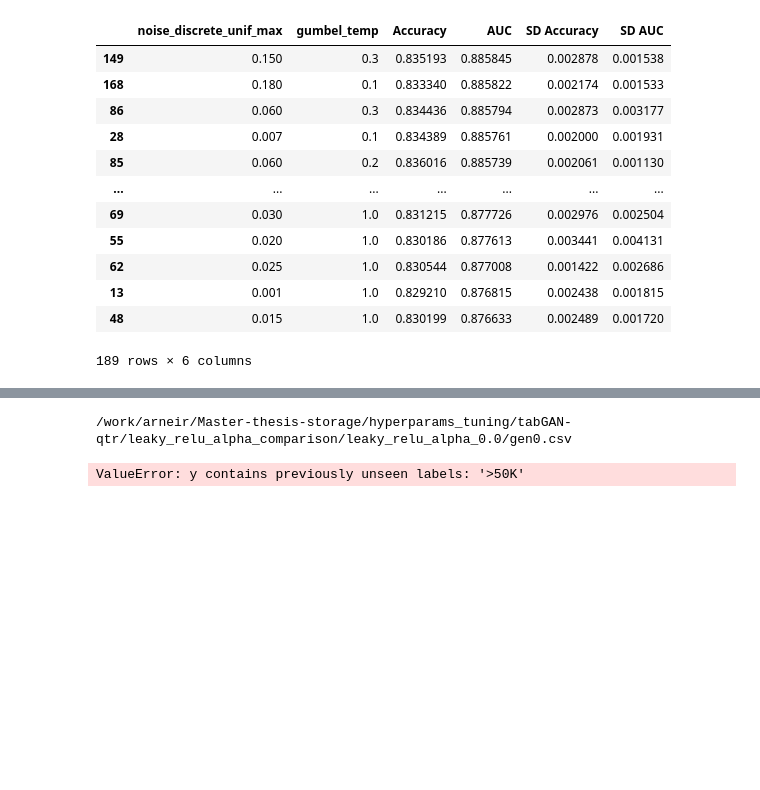
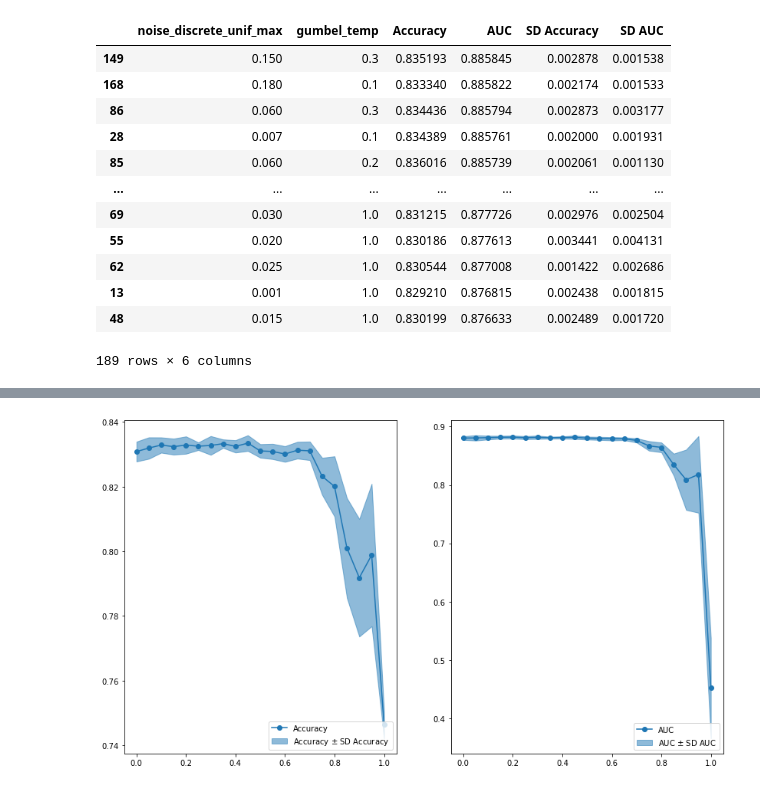
Before and after one commit to ArneRustad/Master-thesis-cf, a Jupyter notebook: scripts/tabGAN_hyperparam_tuning.ipynb, the cells around one changed output, grey strips where cells are left out. Saved outputs shown, nothing was run; the diff lists cells and outputs as text; code cells hidden in the pictures; blank space fills up the shorter version.

```diff
--- a/scripts/tabGAN_hyperparam_tuning.ipynb
+++ b/scripts/tabGAN_hyperparam_tuning.ipynb
@@ -1307,20 +1308,20 @@ KeyboardInterrupt:
 # %%
 result_leaky_relu_alpha = helpers.hp_tuning.evaluate_hyperparams_through_prediction(
     data_train=data_train,
     data_test=data_test,
     dataset_dir=const.dir.hyperparams_tuning(),
     hyperparams_vec=leaky_relu_alpha_vec,
     hyperparams_name = "leaky_relu_alpha",
     subfolder="tabGAN-qtr",
     n_synthetic_datasets = n_synthetic_datasets_leaky_relu_alpha_comparison,
     save_dir = const.dir.images(),
     save_path = "predictive_performance_against_leaky_relu_alpha.svg",
     legend_pos="lower right",
     x_scale="linear",
     incl_comparison_folder=True,
     allow_not_complete_hp_vec=True,
-    print_csv_file_paths=True
+    print_csv_file_paths=False,
+    plot_separate=True
 )
 # %% [output]
-/work/arneir/Master-thesis-storage/hyperparams_tuning/tabGAN-qtr/leaky_relu_alpha_comparison/leaky_relu_alpha_0.0/gen0.csv
-ValueError: y contains previously unseen labels: '>50K'
+[figure, added]
```
Also changed, not shown: parts of 20 cells of this notebook, 5 other files.
